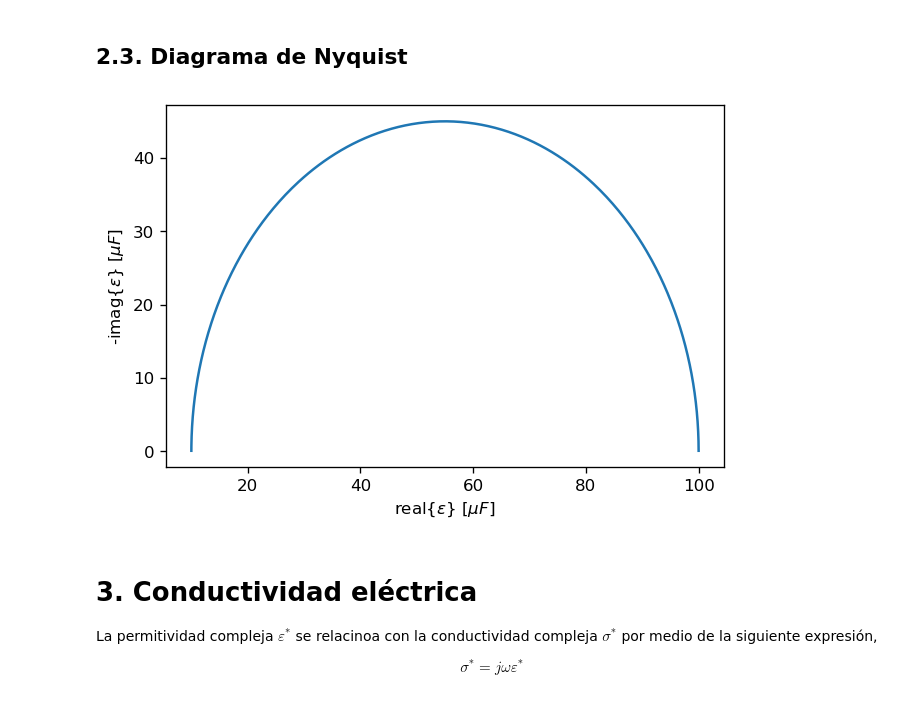
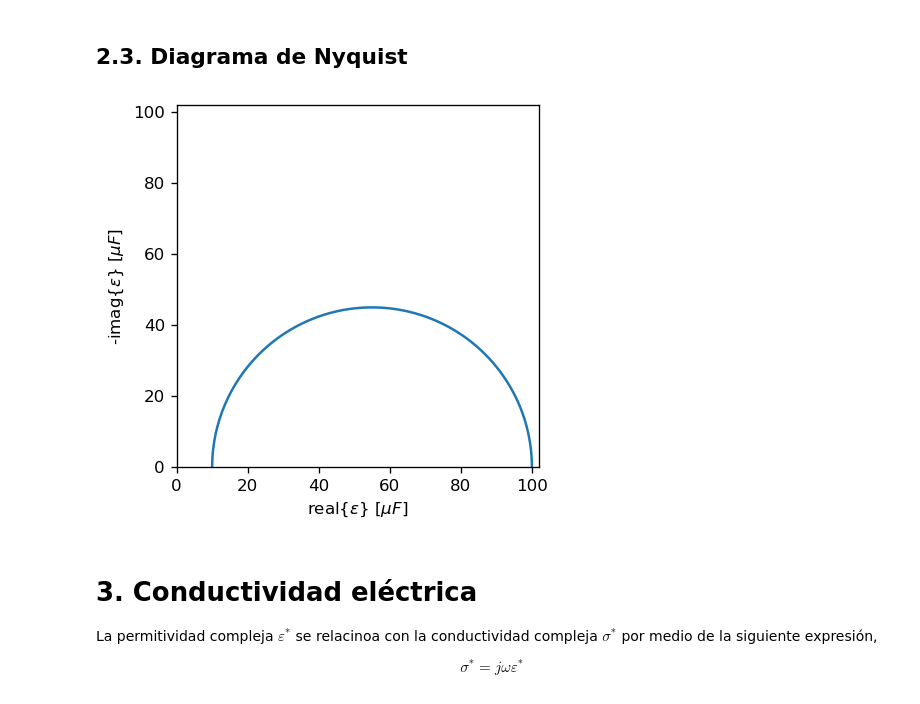
Before and after one commit to davidalejandromiranda/fisicoquimica, a Jupyter notebook: impedancia/ModeloDebye.ipynb, the cells around one changed output. Saved outputs shown, nothing was run; the diff lists cells and outputs as text; code cells hidden in the pictures.

```diff
--- a/impedancia/ModeloDebye.ipynb
+++ b/impedancia/ModeloDebye.ipynb
@@ -62,10 +62,13 @@ ax2.tick_params(axis='y', labelcolor=color)
 # %%
 plt.figure(dpi=120)
 plt.plot(1e6*epsilon.real, -1e6*epsilon.imag)
 plt.xlabel(r'real{$\varepsilon$} $[\mu F]$')
-_ = plt.ylabel(r'-imag{$\varepsilon$} $[\mu F]$')
+plt.ylabel(r'-imag{$\varepsilon$} $[\mu F]$')
+plt.gca().set_box_aspect(1)
+xy_max = 1.02*max([max(1e6*epsilon.real), max(-1e6*epsilon.imag)])
+_ = plt.axis([0, xy_max, 0, xy_max])
 # %% [output]
-[figure, old version]
+[figure, new version]
 # %% [markdown]
 # 3. Conductividad eléctrica
 La permitividad compleja $\varepsilon^*$ se relacinoa con la conductividad compleja $\sigma^*$ por medio de la siguiente expresión,
```
